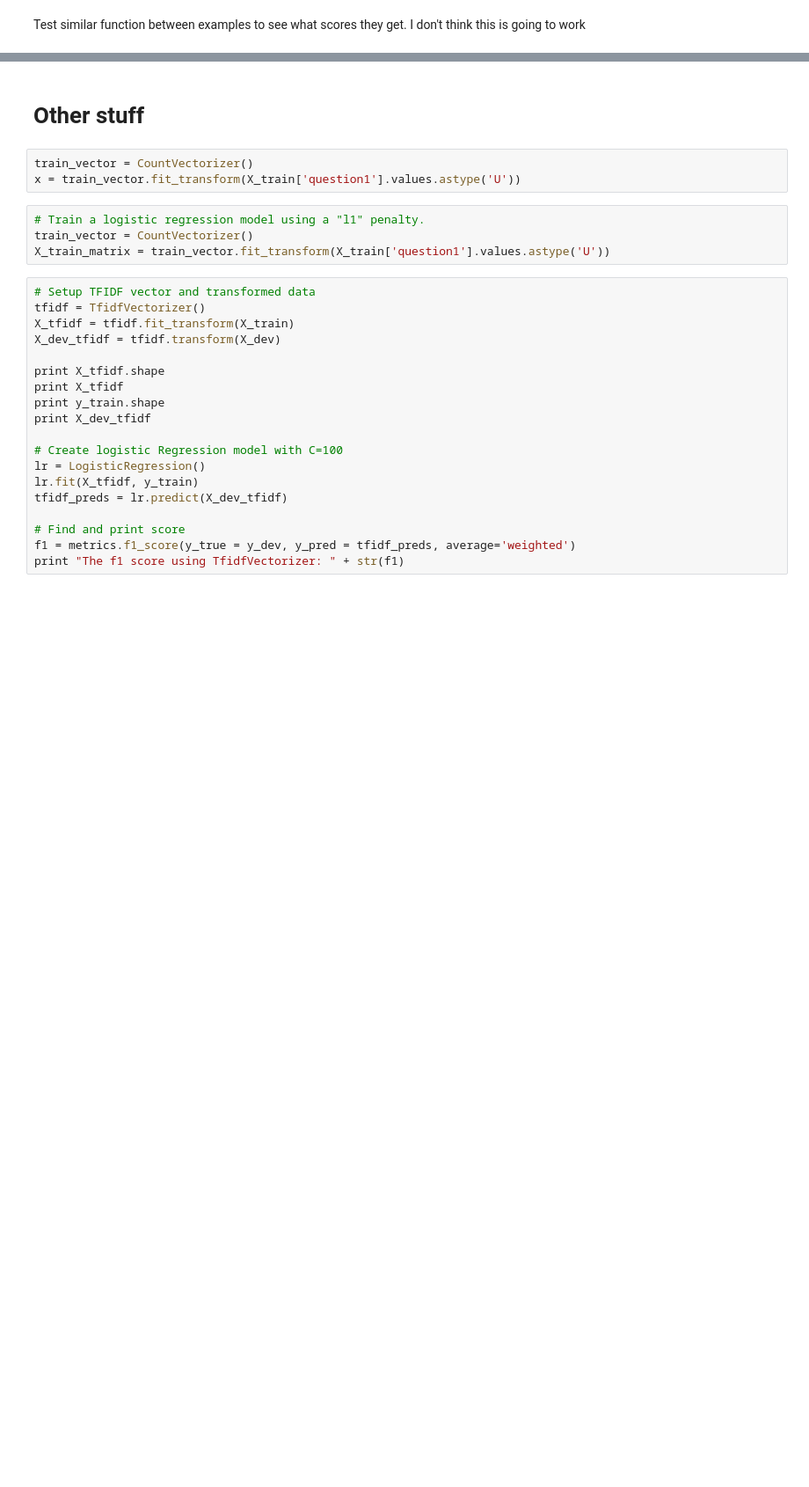
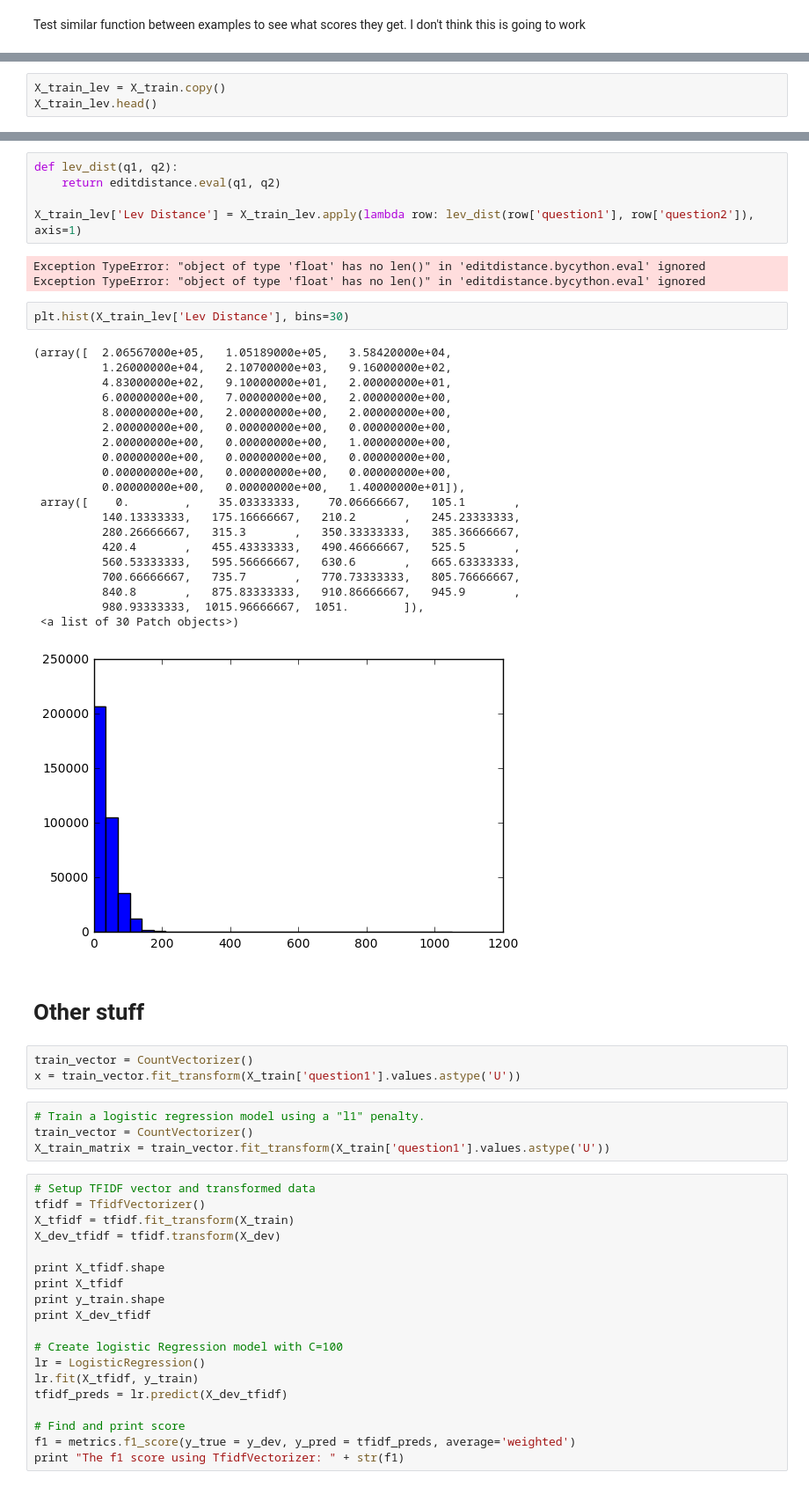
Before and after one commit to RobMulla/kagglequora, a Jupyter notebook: Rob-KaggleQuora.ipynb, the cells around one changed output, grey strips where cells are left out. Shown: that part at 88% size. Saved outputs shown, nothing was run; the diff lists cells and outputs as text; blank space fills up the shorter version.

Commit message:
Trying Lev distance

```diff
--- a/Rob-KaggleQuora.ipynb
+++ b/Rob-KaggleQuora.ipynb
@@ -150,0 +160,3 @@ TypeError: ("'float' object is not iterable", u'occurred at index 201841')
+# %%
+X_train_lev = X_train.copy()
+X_train_lev.head()
@@ -151,3 +171,34 @@ TypeError: ("'float' object is not iterable", u'occurred at index 201841')
+# %%
+def lev_dist(q1, q2):
+    return editdistance.eval(q1, q2)
+
+X_train_lev['Lev Distance'] = X_train_lev.apply(lambda row: lev_dist(row['question1'], row['question2']), axis=1)
+# %% [output]
+Exception TypeError: "object of type 'float' has no len()" in 'editdistance.bycython.eval' ignored
+Exception TypeError: "object of type 'float' has no len()" in 'editdistance.bycython.eval' ignored
+# %%
+plt.hist(X_train_lev['Lev Distance'], bins=30)
+# %% [output]
+(array([  2.06567000e+05,   1.05189000e+05,   3.58420000e+04,
+          1.26000000e+04,   2.10700000e+03,   9.16000000e+02,
+          4.83000000e+02,   9.10000000e+01,   2.00000000e+01,
+          6.00000000e+00,   7.00000000e+00,   2.00000000e+00,
+          8.00000000e+00,   2.00000000e+00,   2.00000000e+00,
+          2.00000000e+00,   0.00000000e+00,   0.00000000e+00,
+          2.00000000e+00,   0.00000000e+00,   1.00000000e+00,
+          0.00000000e+00,   0.00000000e+00,   0.00000000e+00,
+          0.00000000e+00,   0.00000000e+00,   0.00000000e+00,
+          0.00000000e+00,   0.00000000e+00,   1.40000000e+01]),
+ array([    0.        ,    35.03333333,    70.06666667,   105.1       ,
+          140.13333333,   175.16666667,   210.2       ,   245.23333333,
+          280.26666667,   315.3       ,   350.33333333,   385.36666667,
+          420.4       ,   455.43333333,   490.46666667,   525.5       ,
+          560.53333333,   595.56666667,   630.6       ,   665.63333333,
+          700.66666667,   735.7       ,   770.73333333,   805.76666667,
+          840.8       ,   875.83333333,   910.86666667,   945.9       ,
+          980.93333333,  1015.96666667,  1051.        ]),
+ <a list of 30 Patch objects>)
+[figure, added]
 # %% [markdown]
 # Other stuff
 # %%
```
Also changed, not shown: parts of 23 cells of this notebook.
